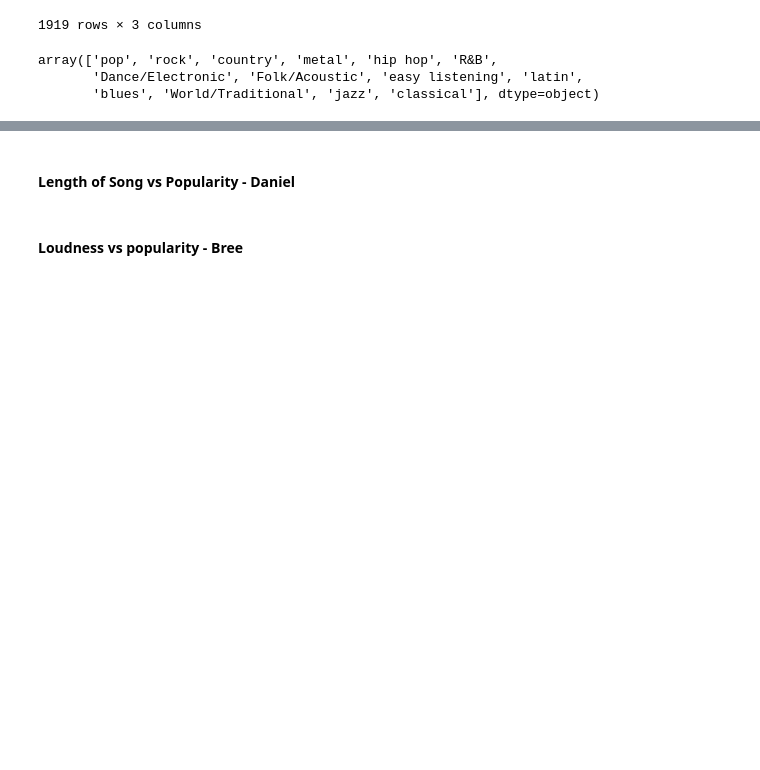
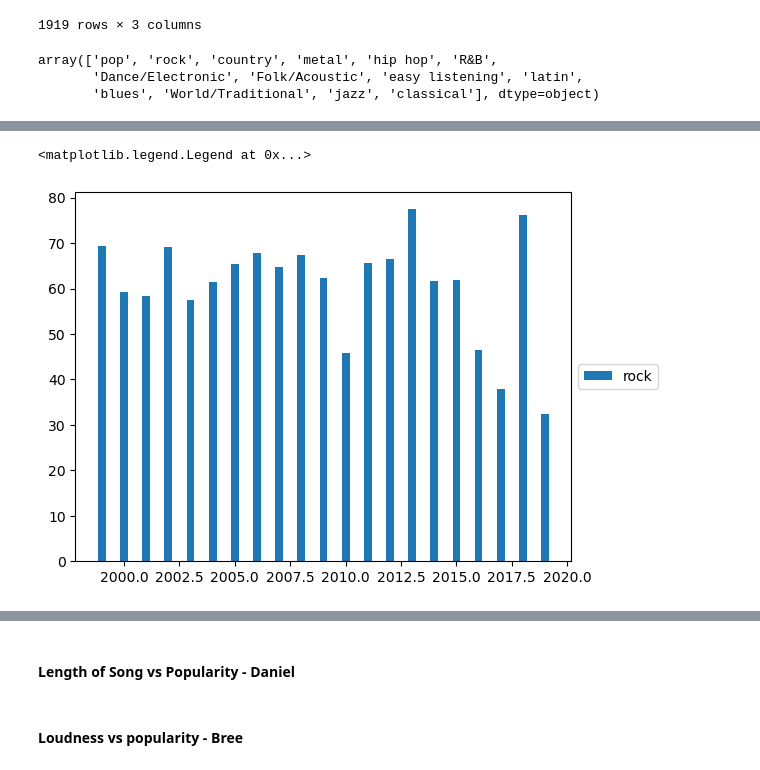
Before and after one commit to Dr0d1536/Project_1, a Jupyter notebook: spotify.ipynb, the cells around one changed output, grey strips where cells are left out. Cells and saved outputs as stored; diff of their text form; code cells hidden in the pictures; blank space fills up the shorter version.

```diff
--- a/spotify.ipynb
+++ b/spotify.ipynb
@@ -353,0 +271,20 @@ year_music = music_norm.groupby("year")
+# %%
+# Create a stacked bar chart for just one genre (rock)
+# Filter for genre (rock)
+genre_filter=genre_pop_year['genre'].str.contains("rock")
+small_df=genre_pop_year.loc[genre_filter, :]
+
+# Grab average popularity for this genre for each year, and store in popularity_list.
+popularity_list = small_df.groupby("year").mean()
+
+# Create a stacked bar chart
+fig, ax = plt.subplots()
+width = .35
+
+# Plot based on values found
+ax.bar(popularity_list.index, popularity_list["popularity"], width, label="rock")
+
+plt.legend(loc='center left', bbox_to_anchor=(1, 0.5))
+# %% [output]
+<matplotlib.legend.Legend at 0x...>
+[figure, added]
```
Also changed, not shown: parts of 11 cells of this notebook.
